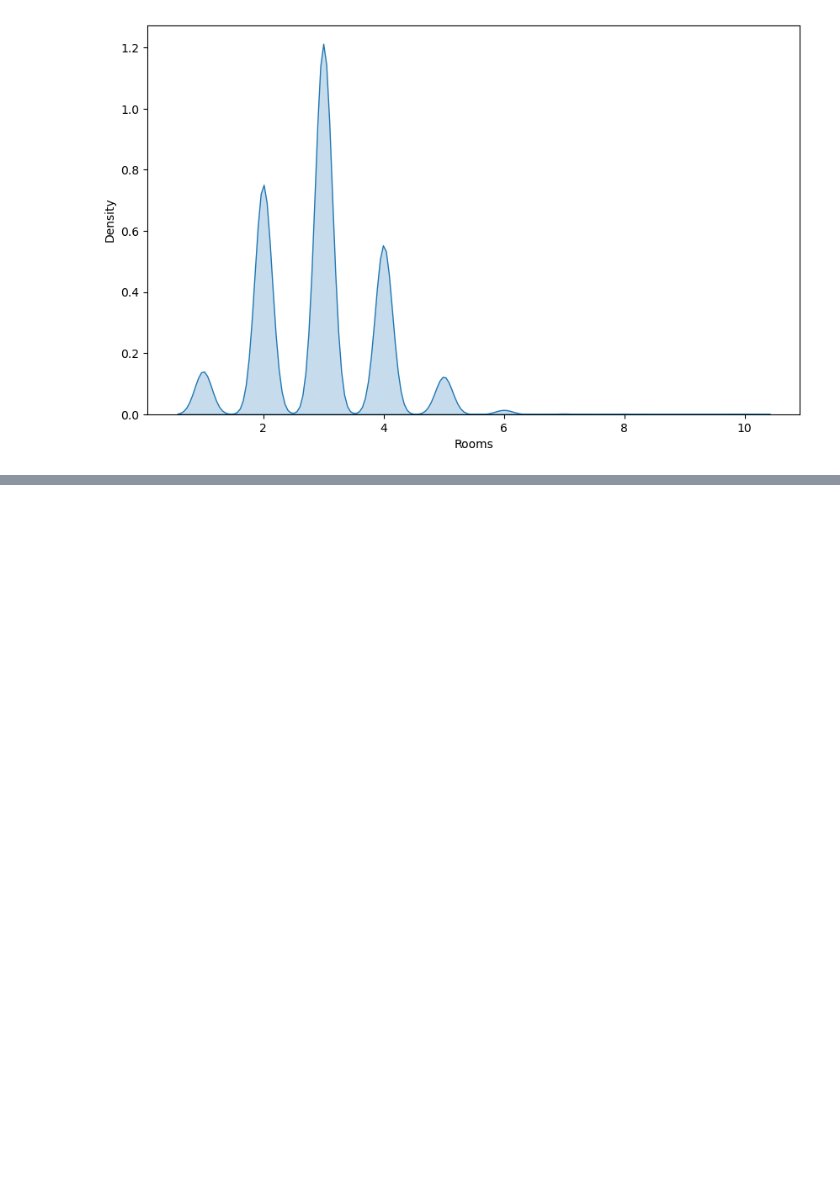
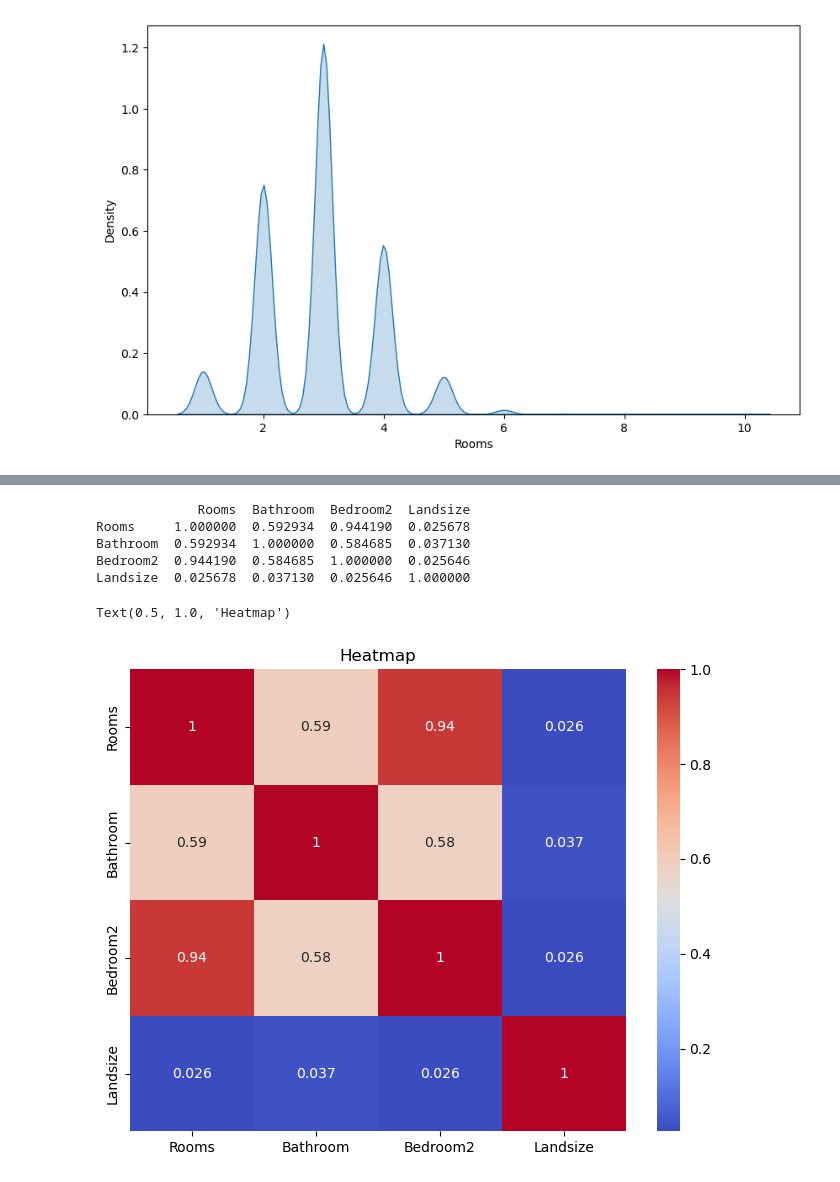
Before and after one commit to jorgeordovi/eda_start, a Jupyter notebook: base_eda.ipynb, the cells around one changed output, grey strips where cells are left out. Saved outputs shown, nothing was run; the diff lists cells and outputs as text; code cells hidden in the pictures; blank space fills up the shorter version.

```diff
--- a/base_eda.ipynb
+++ b/base_eda.ipynb
@@ -139,0 +171,4 @@ sns.kdeplot(data["Rooms"], fill=True)
+# %%
+selected_columns = ["Rooms", "Bathroom", "Bedroom2", "Landsize"]
+data2 = data[selected_columns]
+data2
@@ -139,0 +203,16 @@ sns.kdeplot(data["Rooms"], fill=True)
+# %%
+correlation_matrix =data2.corr()
+print(correlation_matrix)
+# %% [output]
+             Rooms  Bathroom  Bedroom2  Landsize
+Rooms     1.000000  0.592934  0.944190  0.025678
+Bathroom  0.592934  1.000000  0.584685  0.037130
+Bedroom2  0.944190  0.584685  1.000000  0.025646
+Landsize  0.025678  0.037130  0.025646  1.000000
+# %%
+plt.figure(figsize=(8,6))
+sns.heatmap(correlation_matrix,annot=True, cmap='coolwarm')
+plt.title("Heatmap")
+# %% [output]
+Text(0.5, 1.0, 'Heatmap')
+[figure, added]
```
Also changed, not shown: parts of 6 cells of this notebook, 1 other file.
